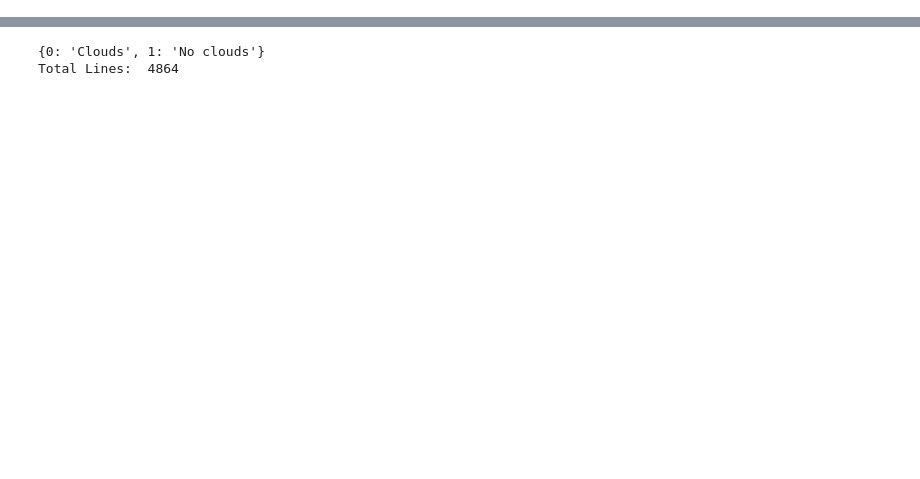
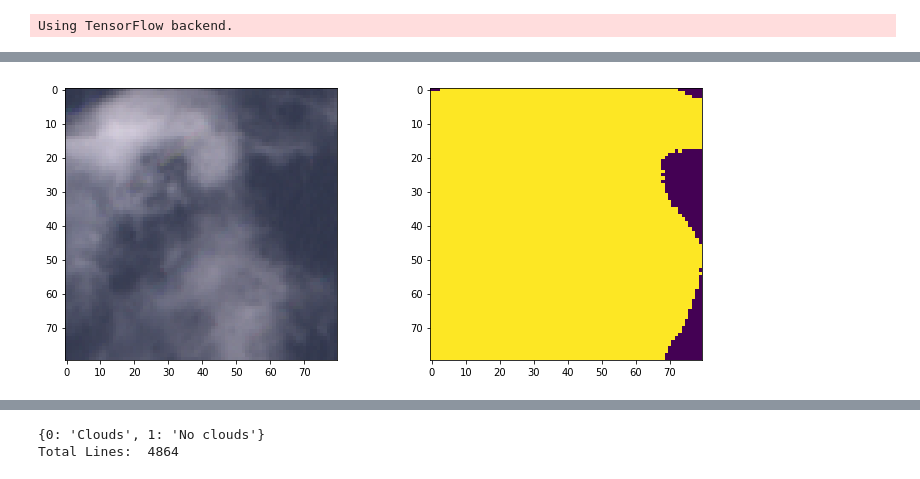
Before and after one commit to NASA-NeMO-Net/NeMO-Net, a Jupyter notebook: CNN/Cloud_Visualization.ipynb, the cells around one changed output, grey strips where cells are left out. Cells and saved outputs as stored; diff of their text form; code cells hidden in the pictures; blank space fills up the shorter version.

```diff
--- a/CNN/Cloud_Visualization.ipynb
+++ b/CNN/Cloud_Visualization.ipynb
@@ -60,8 +60,10 @@ K.set_session(_SESSION)
 
 %matplotlib notebook
 
-model = load_model('./tmp/RefineMask_Cloud.h5', custom_objects={'BilinearUpSampling2D':NeMO_layers.BilinearUpSampling2D,
-                                                    'charbonnierLoss': charbonnierLoss})
+# model = load_model('./tmp/RefineMask_Cloud.h5', custom_objects={'BilinearUpSampling2D':NeMO_layers.BilinearUpSampling2D,
+#                                                     'charbonnierLoss': charbonnierLoss})
+# %% [output]
+Using TensorFlow backend.
 # %%
 def loadrasterRGB(filepath,channels):
     img = gdal.Open(filepath)
@@ -103,15 +105,23 @@ def raster_lores(filepath, downscale):
     return lores_image
 # %%
 # 4 channel code for Sentinel data
-filepath = "/home/shared/NeMO-Net Data/cloudImages4training/CloudMask_Valid_Patches_4channel_256/Clouds/Clouds_00000007.tif"
-filepath_cloudmask = "/home/shared/NeMO-Net Data/cloudImages4training/CloudMask_ValidRef_Patches_4channel_256/Clouds/Clouds_00000007.tif"
+# filepath = "/home/shared/NeMO-Net Data/cloudImages4training/CloudMask_Valid_Patches_4channel_256/Clouds/Clouds_00000007.tif"
+# filepath_cloudmask = "/home/shared/NeMO-Net Data/cloudImages4training/CloudMask_ValidRef_Patches_4channel_256/Clouds/Clouds_00000007.tif"
 # Fiji_Sentinel = coralutils.CoralData(filepath_Sentinel, load_type="raster")
+
+filepath = "/home/shared/NeMO-Net Data/DANN_data/DANN_Training_WV2Patches_4channel_80/Clouds/Clouds_00000020.tif"
+filepath_cloudmask = "/home/shared/NeMO-Net Data/DANN_data/DANN_TrainingRef_WV2Patches_4channel_80/Clouds/Clouds_00000020.tif"
+# filepath = "/home/shared/NeMO-Net Data/DANN_data/DANN_Training_S2Patches_4channel_80/Clouds/Clouds_00000007.tif"
+# filepath_cloudmask = "/home/shared/NeMO-Net Data/DANN_data/DANN_TrainingRef_S2Patches_4channel_80/Clouds/Clouds_00000007.tif"
 Fiji_Sentinel = coralutils.CoralData(filepath, Truthpath=filepath_cloudmask, load_type="raster")
 
+# print(np.min(Fiji_Sentinel.image))
+print(Fiji_Sentinel.truthimage[30,79])
+
 # Just some visualizations of RGB
-patch_R = 255/200*Fiji_Sentinel.image[:,:,0]
-patch_G = 255/200*Fiji_Sentinel.image[:,:,1]
-patch_B = 255/200*Fiji_Sentinel.image[:,:,2]
+patch_R = 100*Fiji_Sentinel.image[:,:,0]+100
+patch_G = 100*Fiji_Sentinel.image[:,:,1]+100
+patch_B = 100*Fiji_Sentinel.image[:,:,2]+100
 patch_R[patch_R > 255] = 255
 patch_G[patch_G > 255] = 255
 patch_B[patch_B > 255] = 255
@@ -130,3 +139,4 @@ Truthimage geotransform is not set! Reverting to default image's geotransform...
+[figure, added]
 # %%
 def classifyback(predictions):
     return np.argmax(predictions,-1)
```
Also changed, not shown: parts of 1 cell of this notebook, 9 other files.
